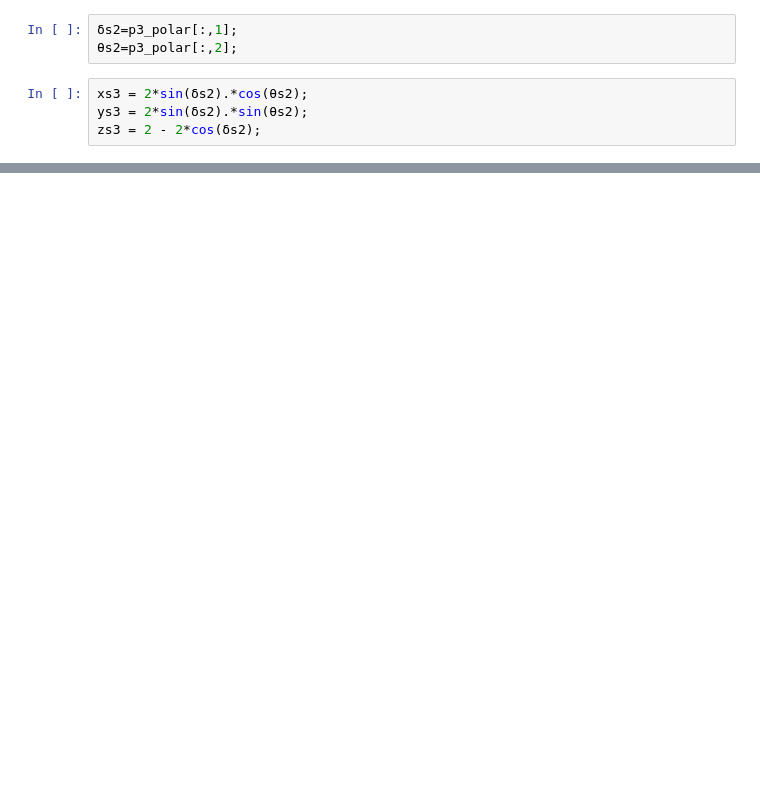
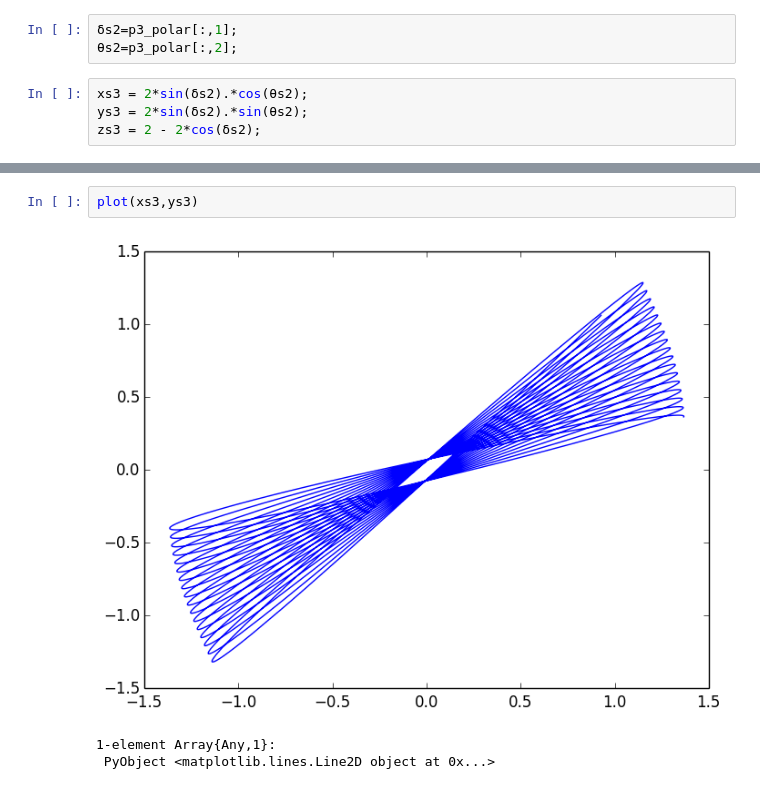
Before and after one commit to GX-Calva-Garcia/Proyecto-Final, a Jupyter notebook: pendulo_polares.ipynb, the cells around one changed output, grey strips where cells are left out. Saved outputs shown, nothing was run; the diff lists cells and outputs as text; blank space fills up the shorter version.

```diff
--- a/pendulo_polares.ipynb
+++ b/pendulo_polares.ipynb
@@ -378,2 +370,8 @@ plot3D(xs3,ys3)
 1-element Array{Any,1}:
  PyObject <mpl_toolkits.mplot3d.art3d.Line3D object at 0x...>
+# %%
+plot(xs3,ys3)
+# %% [output]
+[figure, added]
+1-element Array{Any,1}:
+ PyObject <matplotlib.lines.Line2D object at 0x...>
```
Also changed, not shown: parts of 6 cells of this notebook.
